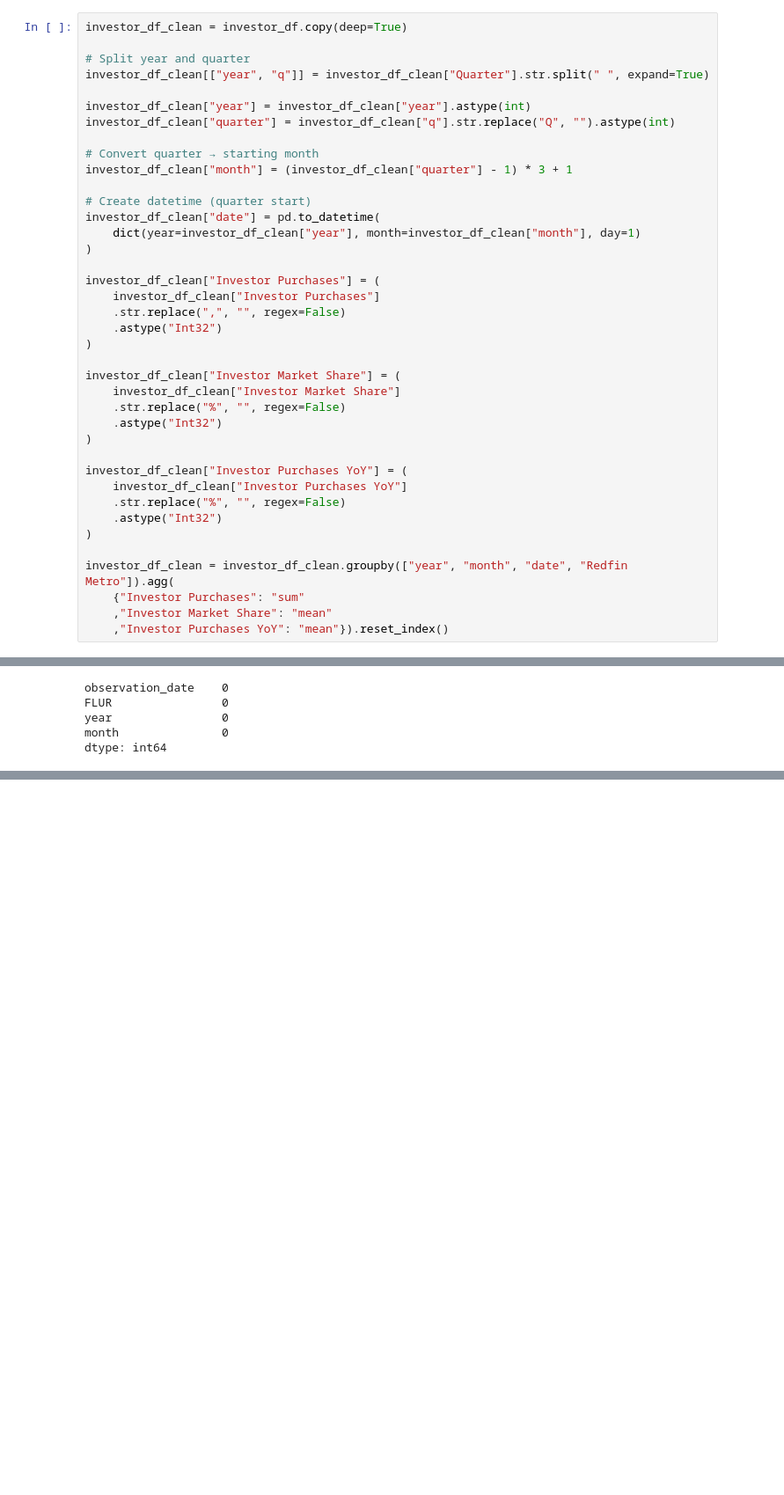
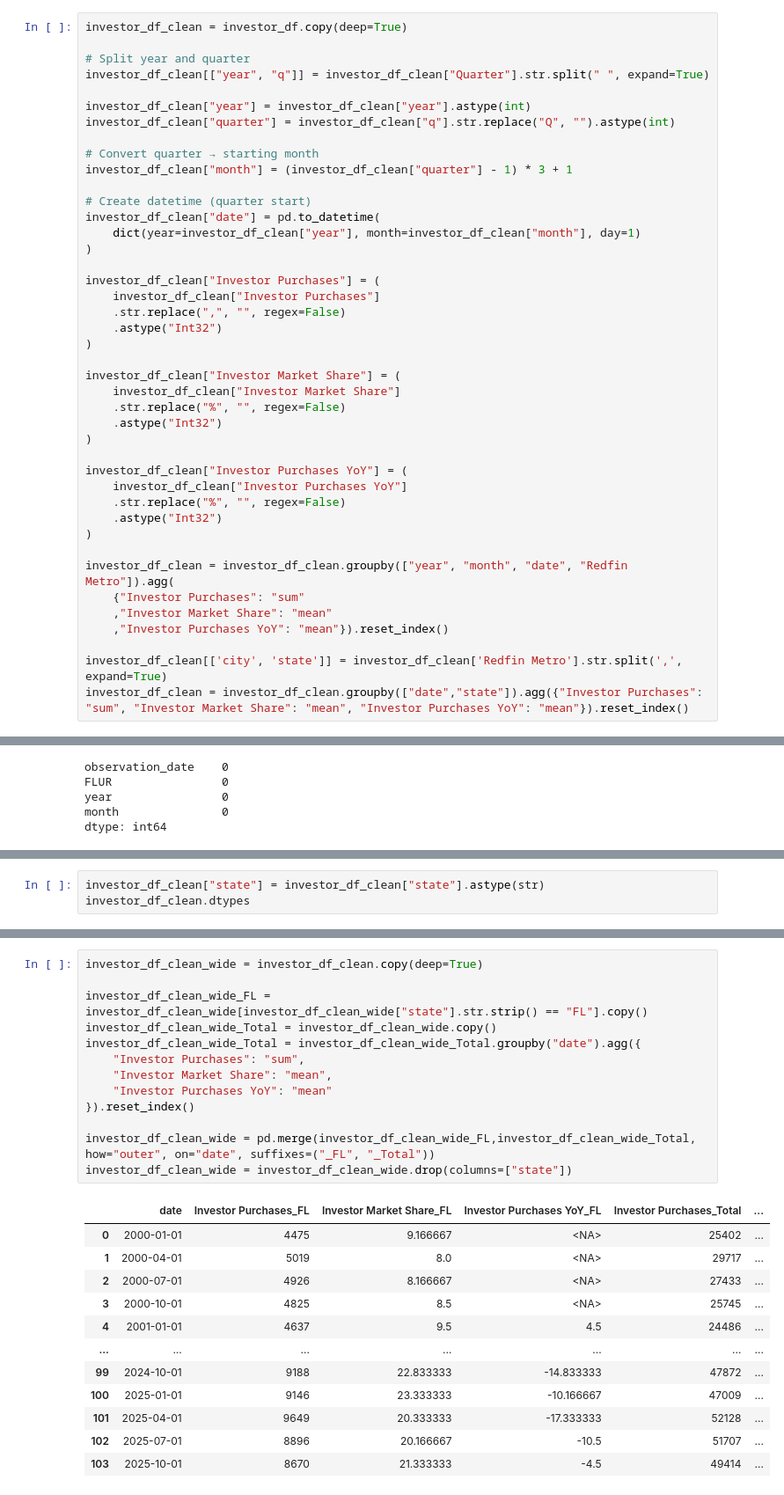
Before and after one commit to walde363/covid-housing-forecast, a Jupyter notebook: notebooks/Data review and analysis.ipynb, the cells around one changed output, grey strips where cells are left out. Shown at 88% size. Drawn from its saved outputs; the diff is of its cells as text; blank space fills up the shorter version.

Commit message:
Add a wide verison of the investor table. Started to review HPI dataset.

```diff
--- a/notebooks/Data review and analysis.ipynb
+++ b/notebooks/Data review and analysis.ipynb
@@ -460,3 +460,6 @@ investor_df_clean = investor_df_clean.groupby(["year", "month", "date", "Redfin
     {"Investor Purchases": "sum"
     ,"Investor Market Share": "mean"
     ,"Investor Purchases YoY": "mean"}).reset_index()
+
+investor_df_clean[['city', 'state']] = investor_df_clean['Redfin Metro'].str.split(',', expand=True)
+investor_df_clean = investor_df_clean.groupby(["date","state"]).agg({"Investor Purchases": "sum", "Investor Market Share": "mean", "Investor Purchases YoY": "mean"}).reset_index()
@@ -799,0 +804,3 @@ See the caveats in the documentation: https://pandas.pydata.org/pandas-docs/stab
+# %%
+investor_df_clean["state"] = investor_df_clean["state"].astype(str)
+investor_df_clean.dtypes
@@ -799,0 +814,26 @@ See the caveats in the documentation: https://pandas.pydata.org/pandas-docs/stab
+# %%
+investor_df_clean_wide = investor_df_clean.copy(deep=True)
+
+investor_df_clean_wide_FL = investor_df_clean_wide[investor_df_clean_wide["state"].str.strip() == "FL"].copy()
+investor_df_clean_wide_Total = investor_df_clean_wide.copy()
+investor_df_clean_wide_Total = investor_df_clean_wide_Total.groupby("date").agg({
+    "Investor Purchases": "sum",
+    "Investor Market Share": "mean",
+    "Investor Purchases YoY": "mean"
+}).reset_index()
+
+investor_df_clean_wide = pd.merge(investor_df_clean_wide_FL,investor_df_clean_wide_Total, how="outer", on="date", suffixes=("_FL", "_Total"))
+investor_df_clean_wide = investor_df_clean_wide.drop(columns=["state"])
+# %% [output]
+|  | date | Investor Purchases_FL | Investor Market Share_FL | Investor Purchases YoY_FL | Investor Purchases_Total | ... |
+| 0 | 2000-01-01 | 4475 | 9.166667 | <NA> | 25402 | ... |
+| 1 | 2000-04-01 | 5019 | 8.0 | <NA> | 29717 | ... |
+| 2 | 2000-07-01 | 4926 | 8.166667 | <NA> | 27433 | ... |
+| 3 | 2000-10-01 | 4825 | 8.5 | <NA> | 25745 | ... |
+| 4 | 2001-01-01 | 4637 | 9.5 | 4.5 | 24486 | ... |
+| ... | ... | ... | ... | ... | ... | ... |
+| 99 | 2024-10-01 | 9188 | 22.833333 | -14.833333 | 47872 | ... |
+| 100 | 2025-01-01 | 9146 | 23.333333 | -10.166667 | 47009 | ... |
+| 101 | 2025-04-01 | 9649 | 20.333333 | -17.333333 | 52128 | ... |
+| 102 | 2025-07-01 | 8896 | 20.166667 | -10.5 | 51707 | ... |
+| 103 | 2025-10-01 | 8670 | 21.333333 | -4.5 | 49414 | ... |
```
Also changed, not shown: parts of 8 cells of this notebook.
